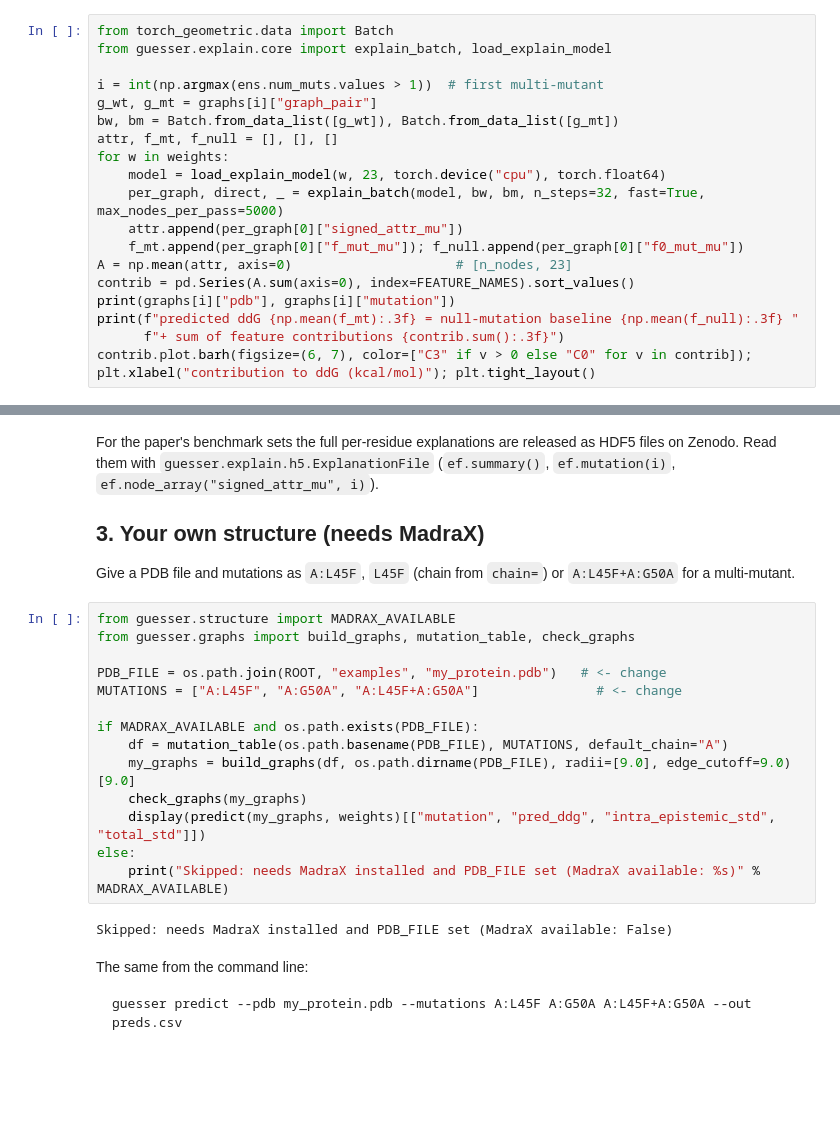
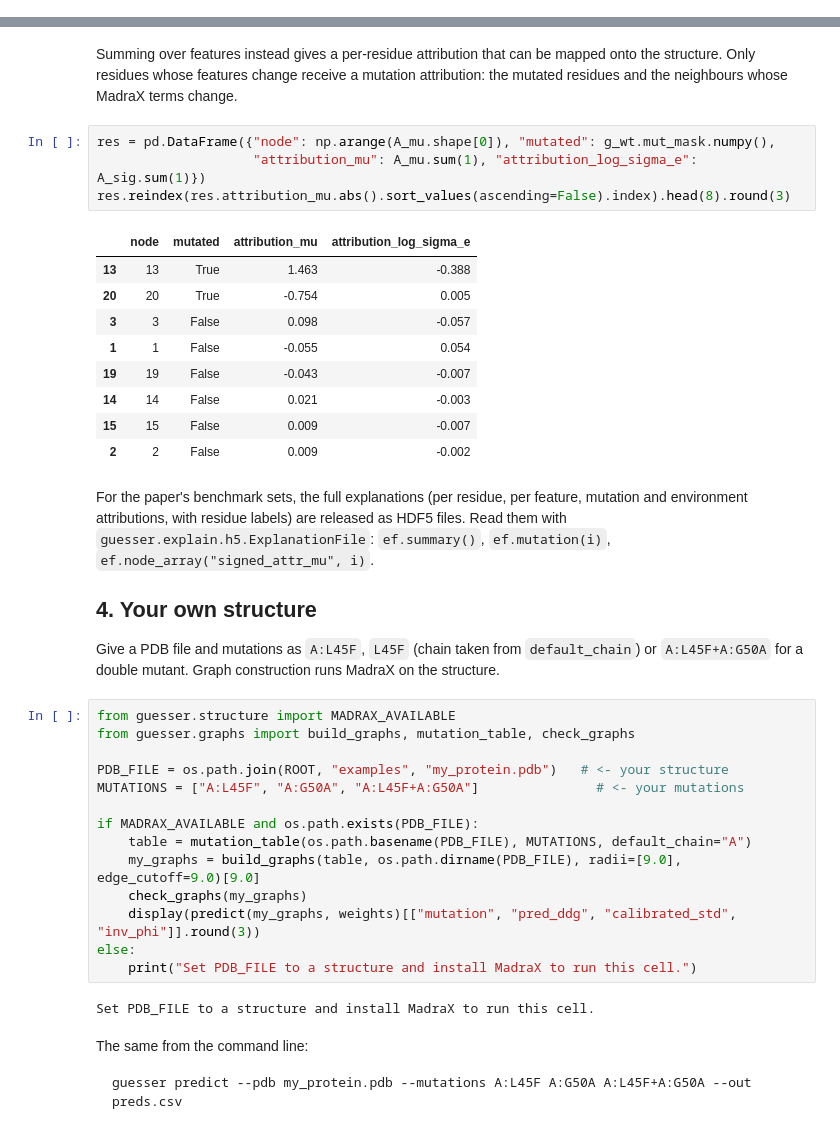
Before and after one commit to davsjob/guesser, a Jupyter notebook: notebooks/quickstart.ipynb, the cells around one changed output, grey strips where cells are left out. Cells and saved outputs as stored; diff of their text form; blank space fills up the shorter version.

```diff
--- a/notebooks/quickstart.ipynb
+++ b/notebooks/quickstart.ipynb
@@ -77,19 +62,0 @@ The mutation attribution integrates the gradient along x_diff from 0 (no mutatio
-# %%
-from torch_geometric.data import Batch
-from guesser.explain.core import explain_batch, load_explain_model
-
-i = int(np.argmax(ens.num_muts.values > 1))  # first multi-mutant
-g_wt, g_mt = graphs[i]["graph_pair"]
-bw, bm = Batch.from_data_list([g_wt]), Batch.from_data_list([g_mt])
-attr, f_mt, f_null = [], [], []
-for w in weights:
-    model = load_explain_model(w, 23, torch.device("cpu"), torch.float64)
-    per_graph, direct, _ = explain_batch(model, bw, bm, n_steps=32, fast=True, max_nodes_per_pass=5000)
-    attr.append(per_graph[0]["signed_attr_mu"])
-    f_mt.append(per_graph[0]["f_mut_mu"]); f_null.append(per_graph[0]["f0_mut_mu"])
-A = np.mean(attr, axis=0)                     # [n_nodes, 23]
-contrib = pd.Series(A.sum(axis=0), index=FEATURE_NAMES).sort_values()
-print(graphs[i]["pdb"], graphs[i]["mutation"])
-print(f"predicted ddG {np.mean(f_mt):.3f} = null-mutation baseline {np.mean(f_null):.3f} "
-      f"+ sum of feature contributions {contrib.sum():.3f}")
-contrib.plot.barh(figsize=(6, 7), color=["C3" if v > 0 else "C0" for v in contrib]); plt.xlabel("contribution to ddG (kcal/mol)"); plt.tight_layout()
@@ -116,25 +167,41 @@ node.sort_values(["mutated", "attribution"], ascending=[False, False], key=lambd
+# %% [markdown]
+Summing over features instead gives a per-residue attribution that can be mapped onto the structure. Only residues whose features change receive a mutation attribution: the mutated residues and the neighbours whose MadraX terms change.
+# %%
+res = pd.DataFrame({"node": np.arange(A_mu.shape[0]), "mutated": g_wt.mut_mask.numpy(),
+                    "attribution_mu": A_mu.sum(1), "attribution_log_sigma_e": A_sig.sum(1)})
+res.reindex(res.attribution_mu.abs().sort_values(ascending=False).index).head(8).round(3)
+# %% [output]
+|  | node | mutated | attribution_mu | attribution_log_sigma_e |
+| 13 | 13 | True | 1.463 | -0.388 |
+| 20 | 20 | True | -0.754 | 0.005 |
+| 3 | 3 | False | 0.098 | -0.057 |
+| 1 | 1 | False | -0.055 | 0.054 |
+| 19 | 19 | False | -0.043 | -0.007 |
+| 14 | 14 | False | 0.021 | -0.003 |
+| 15 | 15 | False | 0.009 | -0.007 |
+| 2 | 2 | False | 0.009 | -0.002 |
 # %% [markdown]
-For the paper's benchmark sets the full per-residue explanations are released as HDF5 files on Zenodo. Read them with `guesser.explain.h5.ExplanationFile` (`ef.summary()`, `ef.mutation(i)`, `ef.node_array("signed_attr_mu", i)`).
+For the paper's benchmark sets, the full explanations (per residue, per feature, mutation and environment attributions, with residue labels) are released as HDF5 files. Read them with `guesser.explain.h5.ExplanationFile`: `ef.summary()`, `ef.mutation(i)`, `ef.node_array("signed_attr_mu", i)`.
 
-## 3. Your own structure (needs MadraX)
+## 4. Your own structure
 
-Give a PDB file and mutations as `A:L45F`, `L45F` (chain from `chain=`) or `A:L45F+A:G50A` for a multi-mutant.
+Give a PDB file and mutations as `A:L45F`, `L45F` (chain taken from `default_chain`) or `A:L45F+A:G50A` for a double mutant. Graph construction runs MadraX on the structure.
 # %%
 from guesser.structure import MADRAX_AVAILABLE
 from guesser.graphs import build_graphs, mutation_table, check_graphs
 
-PDB_FILE = os.path.join(ROOT, "examples", "my_protein.pdb")   # <- change
-MUTATIONS = ["A:L45F", "A:G50A", "A:L45F+A:G50A"]               # <- change
+PDB_FILE = os.path.join(ROOT, "examples", "my_protein.pdb")   # <- your structure
+MUTATIONS = ["A:L45F", "A:G50A", "A:L45F+A:G50A"]               # <- your mutations
 
 if MADRAX_AVAILABLE and os.path.exists(PDB_FILE):
-    df = mutation_table(os.path.basename(PDB_FILE), MUTATIONS, default_chain="A")
-    my_graphs = build_graphs(df, os.path.dirname(PDB_FILE), radii=[9.0], edge_cutoff=9.0)[9.0]
+    table = mutation_table(os.path.basename(PDB_FILE), MUTATIONS, default_chain="A")
+    my_graphs = build_graphs(table, os.path.dirname(PDB_FILE), radii=[9.0], edge_cutoff=9.0)[9.0]
     check_graphs(my_graphs)
-    display(predict(my_graphs, weights)[["mutation", "pred_ddg", "intra_epistemic_std", "total_std"]])
+    display(predict(my_graphs, weights)[["mutation", "pred_ddg", "calibrated_std", "inv_phi"]].round(3))
 else:
-    print("Skipped: needs MadraX installed and PDB_FILE set (MadraX available: %s)" % MADRAX_AVAILABLE)
+    print("Set PDB_FILE to a structure and install MadraX to run this cell.")
 # %% [output]
-Skipped: needs MadraX installed and PDB_FILE set (MadraX available: False)
+Set PDB_FILE to a structure and install MadraX to run this cell.
 # %% [markdown]
 The same from the command line:
 
```
Also changed, not shown: parts of 20 cells of this notebook.
